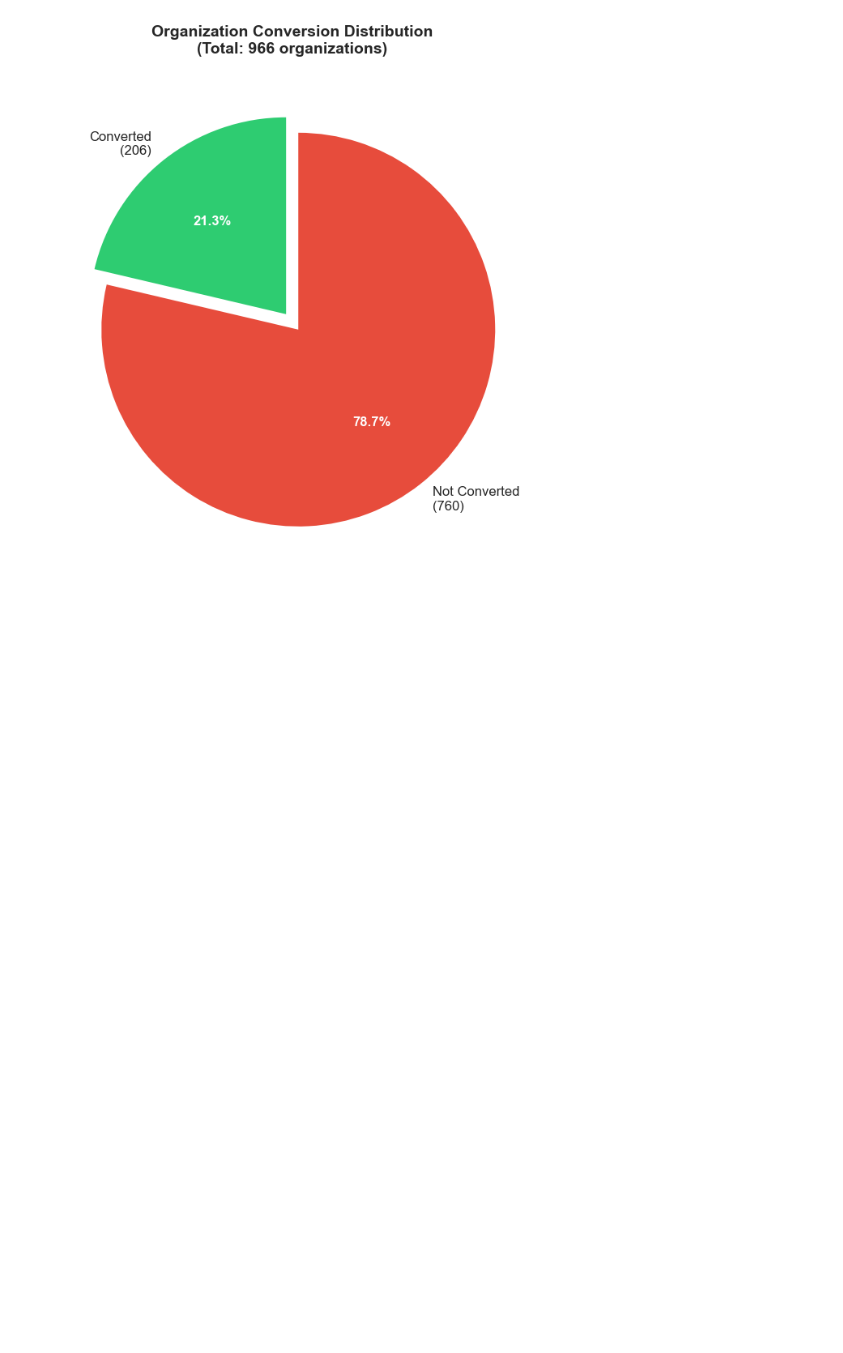
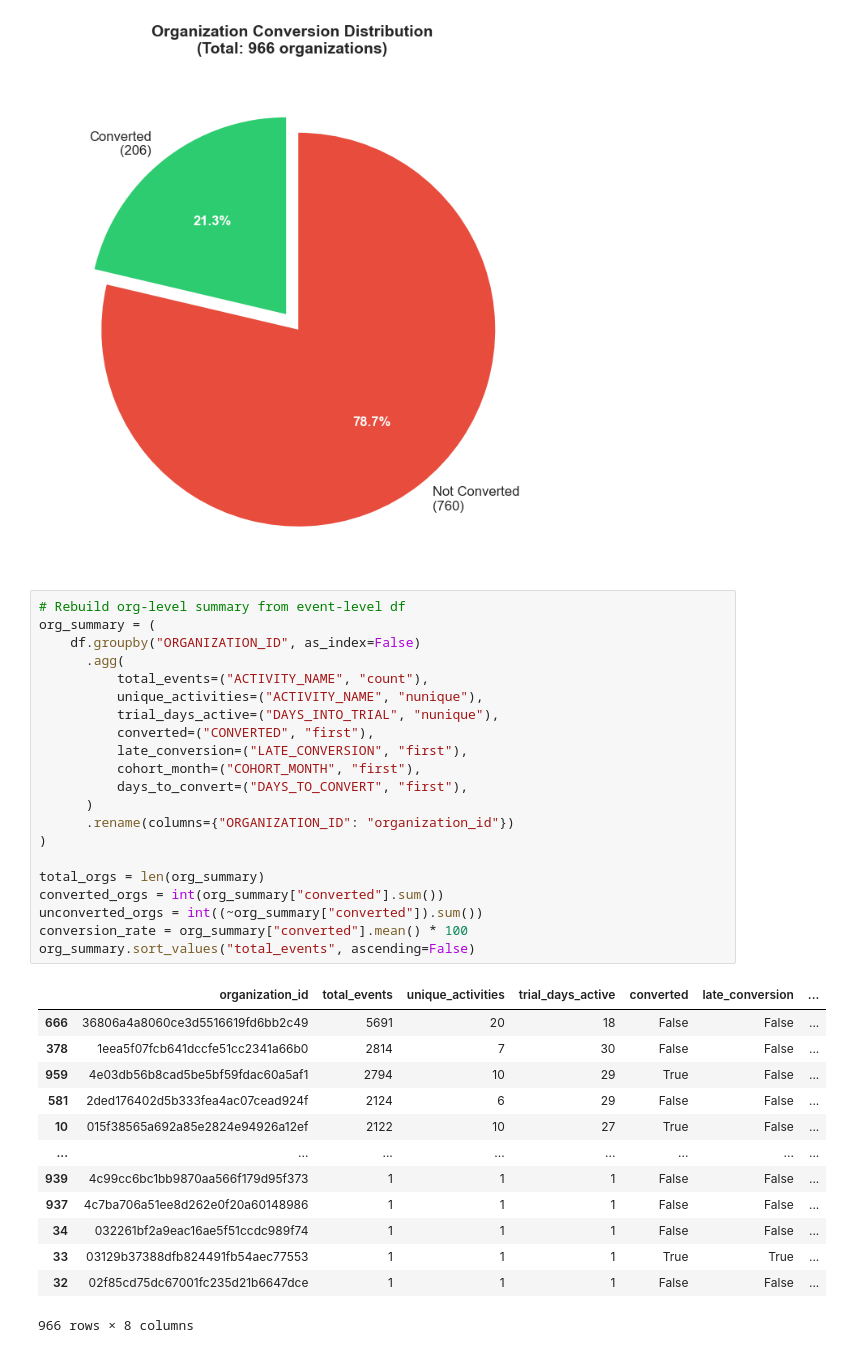
Before and after one commit to Abdussalam-Oluwaseun/Splendor-Analytics---Trial-Activation-Challenge, a Jupyter notebook: EDA.ipynb, the cells around one changed output. Drawn from its saved outputs; the diff is of its cells as text; blank space fills up the shorter version.

```diff
--- a/EDA.ipynb
+++ b/EDA.ipynb
@@ -75,3 +145,38 @@ plt.tight_layout()
 plt.show()
 # %% [output]
 [figure]
+# %%
+# Rebuild org-level summary from event-level df
+org_summary = (
+    df.groupby("ORGANIZATION_ID", as_index=False)
+      .agg(
+          total_events=("ACTIVITY_NAME", "count"),
+          unique_activities=("ACTIVITY_NAME", "nunique"),
+          trial_days_active=("DAYS_INTO_TRIAL", "nunique"),
+          converted=("CONVERTED", "first"),
+          late_conversion=("LATE_CONVERSION", "first"),
+          cohort_month=("COHORT_MONTH", "first"),
+          days_to_convert=("DAYS_TO_CONVERT", "first"),
+      )
+      .rename(columns={"ORGANIZATION_ID": "organization_id"})
+)
+
+total_orgs = len(org_summary)
+converted_orgs = int(org_summary["converted"].sum())
+unconverted_orgs = int((~org_summary["converted"]).sum())
+conversion_rate = org_summary["converted"].mean() * 100
+org_summary.sort_values("total_events", ascending=False)
+# %% [output]
+|  | organization_id | total_events | unique_activities | trial_days_active | converted | late_conversion | ... |
+| 666 | 36806a4a8060ce3d5516619fd6bb2c49 | 5691 | 20 | 18 | False | False | ... |
+| 378 | 1eea5f07fcb641dccfe51cc2341a66b0 | 2814 | 7 | 30 | False | False | ... |
+| 959 | 4e03db56b8cad5be5bf59fdac60a5af1 | 2794 | 10 | 29 | True | False | ... |
+| 581 | 2ded176402d5b333fea4ac07cead924f | 2124 | 6 | 29 | False | False | ... |
+| 10 | 015f38565a692a85e2824e94926a12ef | 2122 | 10 | 27 | True | False | ... |
+| ... | ... | ... | ... | ... | ... | ... | ... |
+| 939 | 4c99cc6bc1bb9870aa566f179d95f373 | 1 | 1 | 1 | False | False | ... |
+| 937 | 4c7ba706a51ee8d262e0f20a60148986 | 1 | 1 | 1 | False | False | ... |
+| 34 | 032261bf2a9eac16ae5f51ccdc989f74 | 1 | 1 | 1 | False | False | ... |
+| 33 | 03129b37388dfb824491fb54aec77553 | 1 | 1 | 1 | True | True | ... |
+| 32 | 02f85cd75dc67001fc235d21b6647dce | 1 | 1 | 1 | False | False | ... |
+966 rows × 8 columns
```
Also changed, not shown: parts of 6 cells of this notebook.
